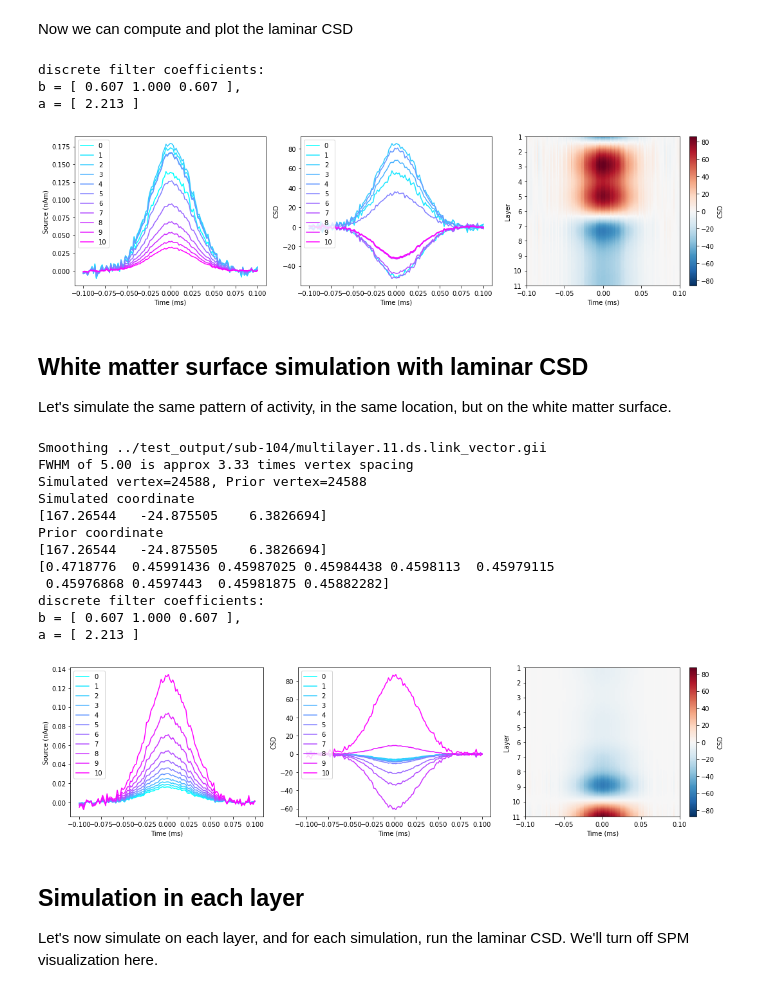
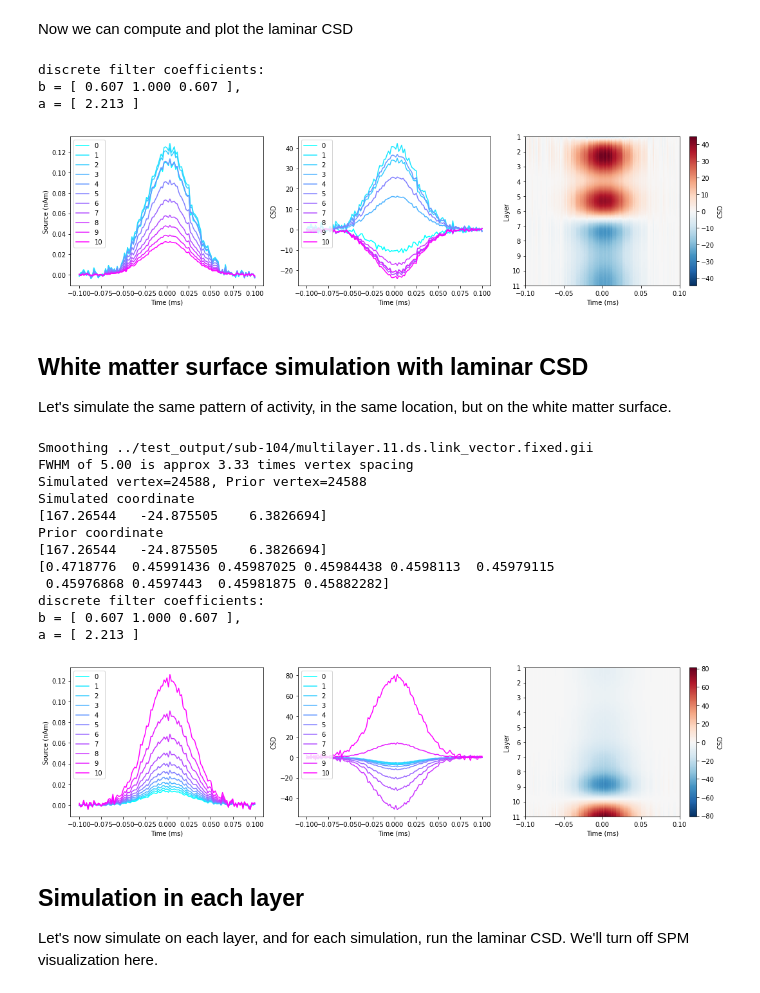
Before and after one commit to danclab/laMEG, a Jupyter notebook: tutorials/tutorial_06_csd.ipynb, the cells around one changed output. Cells and saved outputs as stored; diff of their text form; code cells hidden in the pictures.

```diff
--- a/tutorials/tutorial_06_csd.ipynb
+++ b/tutorials/tutorial_06_csd.ipynb
@@ -21,6 +21,7 @@ from lameg.laminar import compute_csd
 from lameg.simulate import run_dipole_simulation
 from lameg.surf import interpolate_data
 from lameg.viz import show_surface, color_map, plot_csd, rgbtoint
+import spm_standalone
 
 # Subject information for data to base the simulations on
 subj_id = 'sub-104'
@@ -38,6 +39,8 @@ data_file = os.path.join(
     ses_id,
     'spm/pspm-converted_autoreject-sub-104-ses-01-001-btn_trial-epo.mat'
 )
+
+spm = spm_standalone.initialize()
 # %% [markdown]
 For source reconstructions, we need an MRI and a surface mesh. The simulations and source reconstructions will be based on a forward model using the multilayer mesh
 # %%
@@ -45,7 +48,7 @@ For source reconstructions, we need an MRI and a surface mesh. The simulations a
 mri_fname = os.path.join('../test_data/spm', subj_id, 's2023-02-28_13-33-133958-00001-00224-1.nii' )
 
 # Mesh to use for forward model in the simulations
-multilayer_mesh_fname = os.path.join('../test_output', subj_id, 'multilayer.11.ds.link_vector.gii')
+multilayer_mesh_fname = os.path.join('../test_output', subj_id, 'multilayer.11.ds.link_vector.fixed.gii')
 
 # Load multilayer mesh and compute the number of vertices per layer
 mesh = nib.load(multilayer_mesh_fname)
@@ -157,7 +162,7 @@ We'll simulate a 5mm patch of activity with -5 dB SNR at the sensor level. The d
 pial_vertex = sim_vertex
 # Orientation of the simulated dipole
 pial_unit_norm = mesh.darrays[2].data[pial_vertex,:]
-prefix = f'sim_{sim_vertex}_pial.'
+prefix = f'sim_{sim_vertex}_pial_'
 
 # Size of simulated patch of activity (mm)
 sim_patch_size = 5
@@ -173,7 +178,8 @@ pial_sim_fname = run_dipole_simulation(
     pial_unit_norm,
     dipole_moment,
     sim_patch_size,
-    SNR
+    SNR,
+    spm_instance=spm
 )
 # %% [markdown]
 ## Inversion
@@ -185,11 +191,12 @@ Now we'll run a source reconstruction using the multilayer mesh, select the vert
     n_layers,
     patch_size=patch_size,
     n_temp_modes=n_temp_modes,
-    return_mu_matrix=True
+    return_mu_matrix=True,
+    spm_instance=spm
 )
 
 pial_layer_vertices = np.arange(verts_per_surf)
-pial_layer_ts, time = load_source_time_series(
+pial_layer_ts, time, _ = load_source_time_series(
     pial_sim_fname,
     mu_matrix=MU,
     vertices=pial_layer_vertices
@@ -261,45 +268,45 @@ print(layer_dists)
 Now we can compute and plot the laminar CSD
 # %%
 # Get source time series for each layer
-layer_ts, time = load_source_time_series(pial_sim_fname, vertices=layer_verts)
+layer_ts, time, _ = load_source_time_series(pial_sim_fname, vertices=layer_verts)
 
 # Average over trials and compute CSD and smoothed CSD
 mean_layer_ts = np.mean(layer_ts,axis=-1)
 [csd, smooth_csd] = compute_csd(mean_layer_ts, np.mean(layer_dists), s_rate, smoothing='cubic')
 
 col_r = plt.cm.cool(np.linspace(0,1, num=n_layers))
 plt.figure(figsize=(15,4))
 plt.subplot(1,3,1)
 for l in range(n_layers):
     plt.plot(time, mean_layer_ts[l,:], label=f'{l}', color=col_r[l,:])
 plt.legend(loc='upper left')
 plt.xlabel('Time (ms)')
 plt.ylabel('Source (nAm)')
 
 plt.subplot(1,3,2)
 for l in range(n_layers):
     plt.plot(time, csd[l,:], label=f'{l}', color=col_r[l,:])
 plt.legend(loc='upper left')
 plt.xlabel('Time (ms)')
 plt.ylabel('CSD')
 
 ax=plt.subplot(1,3,3)
 plot_csd(smooth_csd, time, ax)
 plt.xlabel('Time (ms)')
 plt.ylabel('Layer')
 plt.tight_layout()
 # %% [output]
 discrete filter coefficients:
 b = [ 0.607 1.000 0.607 ],
 a = [ 2.213 ]
-[figure, old version]
+[figure, new version]
 # %% [markdown]
 ## White matter surface simulation with laminar CSD
 Let's simulate the same pattern of activity, in the same location, but on the white matter surface.
 # %%
 # Simulate at the corresponding vertex on the white matter surface
 white_vertex = (n_layers-1)*int(verts_per_surf)+sim_vertex
-prefix = f'sim_{sim_vertex}_white.'
+prefix = f'sim_{sim_vertex}_white_'
 
 # Generate simulated data
 white_sim_fname = run_dipole_simulation(
@@ -310,7 +317,8 @@ white_sim_fname = run_dipole_simulation(
     pial_unit_norm,
     dipole_moment,
     sim_patch_size,
-    SNR
+    SNR,
+    spm_instance=spm
 )
 
 [_,_,MU] = invert_ebb(
@@ -319,10 +327,11 @@ white_sim_fname = run_dipole_simulation(
     n_layers,
     patch_size=patch_size,
     n_temp_modes=n_temp_modes,
-    return_mu_matrix=True
+    return_mu_matrix=True,
+    spm_instance=spm
 )
 
-pial_layer_ts, time = load_source_time_series(
+pial_layer_ts, time, _ = load_source_time_series(
     white_sim_fname,
     mu_matrix=MU,
     vertices=pial_layer_vertices
@@ -347,7 +356,7 @@ layer_dists = np.sqrt(np.sum(np.diff(layer_coords,axis=0)**2,axis=1))
 print(layer_dists)
 
 # Get source time series for each layer
-layer_ts, time = load_source_time_series(white_sim_fname, mu_matrix=MU, vertices=layer_verts)
+layer_ts, time, _ = load_source_time_series(white_sim_fname, mu_matrix=MU, vertices=layer_verts)
 
 # Average over trials and compute CSD and smoothed CSD
 mean_layer_ts = np.mean(layer_ts,axis=-1)
@@ -375,7 +384,7 @@ plt.xlabel('Time (ms)')
 plt.ylabel('Layer')
 plt.tight_layout()
 # %% [output]
-Smoothing ../test_output/sub-104/multilayer.11.ds.link_vector.gii
+Smoothing ../test_output/sub-104/multilayer.11.ds.link_vector.fixed.gii
 FWHM of 5.00 is approx 3.33 times vertex spacing
 Simulated vertex=24588, Prior vertex=24588
 Simulated coordinate
@@ -387,7 +396,7 @@ Prior coordinate
 discrete filter coefficients:
 b = [ 0.607 1.000 0.607 ],
 a = [ 2.213 ]
-[figure, old version]
+[figure, new version]
 # %% [markdown]
 ## Simulation in each layer
 Let's now simulate on each layer, and for each simulation, run the laminar CSD. We'll turn off SPM visualization here.
```
Also changed, not shown: parts of 7 cells of this notebook, 4 other files.
